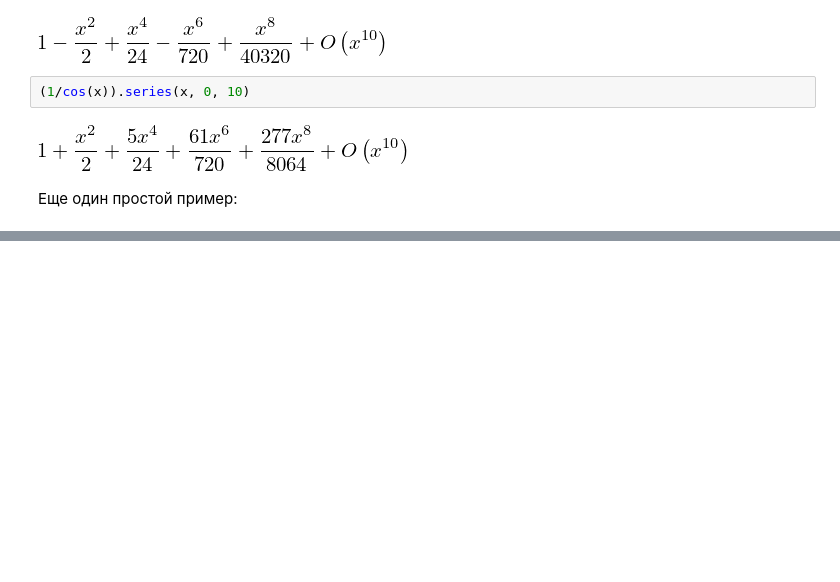
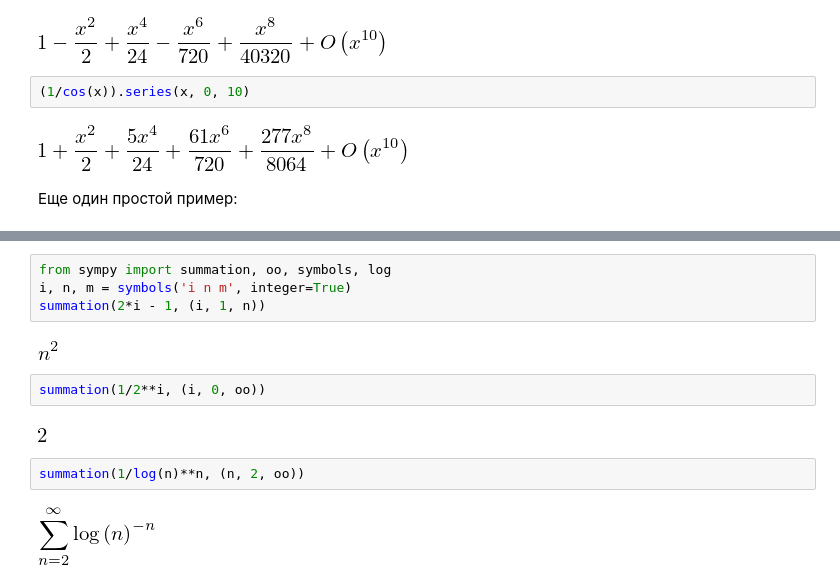
Before and after one commit to KazAndr/balavstvo_checking, a Jupyter notebook: test_modules/sympy/sympy_test.ipynb, the cells around one changed output, grey strips where cells are left out. Drawn from its saved outputs; the diff is of its cells as text; blank space fills up the shorter version.

Commit message:
Code about summation in a row was added

```diff
--- a/test_modules/sympy/sympy_test.ipynb
+++ b/test_modules/sympy/sympy_test.ipynb
@@ -242,0 +249,14 @@ cos(x).series(x, 0, 10)
+# %%
+from sympy import summation, oo, symbols, log
+i, n, m = symbols('i n m', integer=True)
+summation(2*i - 1, (i, 1, n))
+# %% [output]
+[figure, added]
+# %%
+summation(1/2**i, (i, 0, oo))
+# %% [output]
+[figure, added]
+# %%
+summation(1/log(n)**n, (n, 2, oo))
+# %% [output]
+[figure, added]
```
Also changed, not shown: parts of 1 cell of this notebook.
